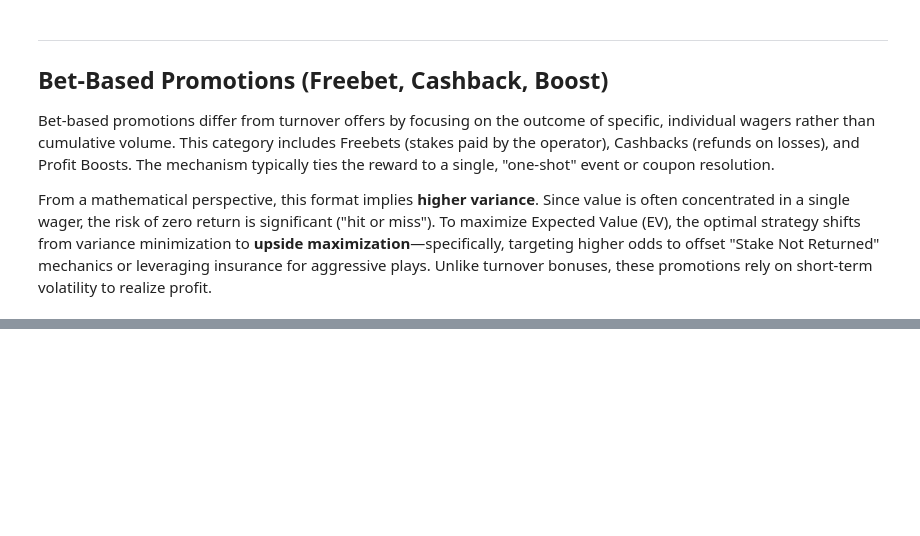
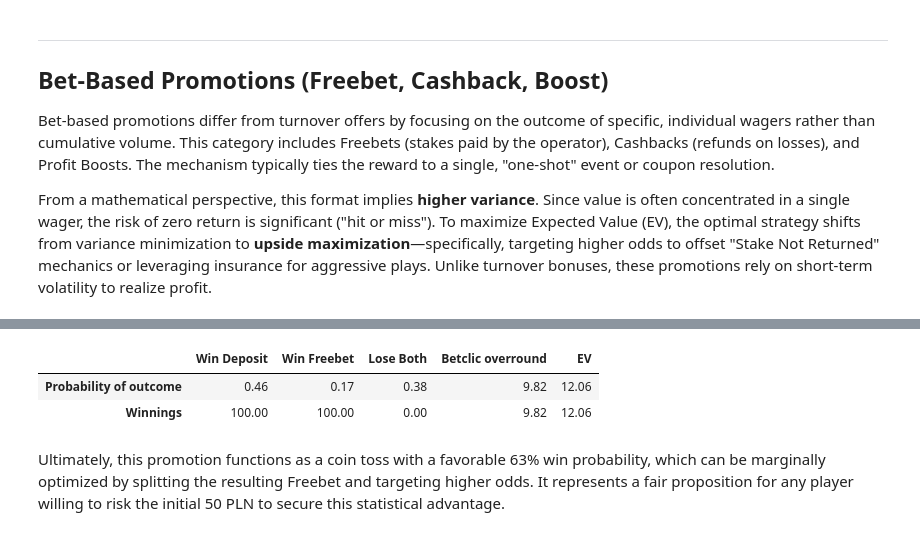
Before and after one commit to nzagozdzon-AGH/Free_Lunch_Theorem, a Jupyter notebook: Bookie_beater.ipynb, the cells around one changed output, grey strips where cells are left out. Cells and saved outputs as stored; diff of their text form; code cells hidden in the pictures; blank space fills up the shorter version.

Commit message:
Analized Betclic

```diff
--- a/Bookie_beater.ipynb
+++ b/Bookie_beater.ipynb
@@ -274,0 +278,23 @@ From a mathematical perspective, this format implies **higher variance**. Since
+# %%
+betclic_overround = engine.overround_calculator(odds.betclic_odds)
+p_win = 1/2/betclic_overround
+p_loss = 1 - p_win
+p_win_free_bet = 1/3/betclic_overround
+
+EV = (p_win*50*2 + p_loss*p_win_free_bet*50*2) - 50
+
+column_names = ["Win Deposit", "Win Freebet", "Lose Both", "Betclic overround", "EV"]
+values = [
+    [p_win, p_loss*p_win_free_bet, p_loss*(1-p_win_free_bet), (betclic_overround-1)*100, EV],
+    [50*2, 50*2, 0, (betclic_overround-1)*100, EV]
+]
+index_names = ["Probability of outcome", "Winnings"]
+
+df = pd.DataFrame(values, index_names, column_names)
+df
+# %% [output]
+|  | Win Deposit | Win Freebet | Lose Both | Betclic overround | EV |
+| Probability of outcome | 0.46 | 0.17 | 0.38 | 9.82 | 12.06 |
+| Winnings | 100.00 | 100.00 | 0.00 | 9.82 | 12.06 |
+# %% [markdown]
+Ultimately, this promotion functions as a coin toss with a favorable 63% win probability, which can be marginally optimized by splitting the resulting Freebet and targeting higher odds. It represents a fair proposition for any player willing to risk the initial 50 PLN to secure this statistical advantage.
```
Also changed, not shown: parts of 1 cell of this notebook, 1 other file.
